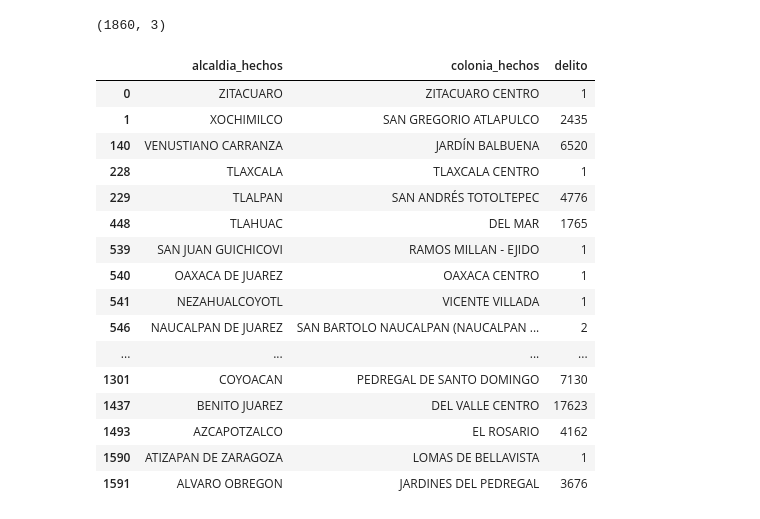
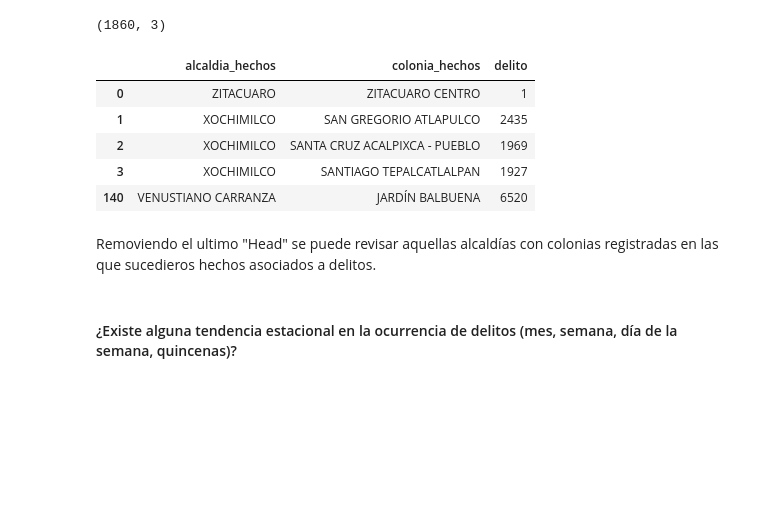
Before and after one commit to qSergio/Furious-spark, a Jupyter notebook: SeccionA/DatosAbiertosCDMX.ipynb, the cells around one changed output. Saved outputs shown, nothing was run; the diff lists cells and outputs as text; code cells hidden in the pictures; blank space fills up the shorter version.

```diff
--- a/SeccionA/DatosAbiertosCDMX.ipynb
+++ b/SeccionA/DatosAbiertosCDMX.ipynb
@@ -286,22 +286,15 @@ df_colonias.shape
 # %% [output]
 (1860, 3)
 # %%
-df_colonias.groupby(['alcaldia_hechos']).head(1)
+df_colonias.groupby(['alcaldia_hechos']).head(3).head()
 # %% [output]
 |  | alcaldia_hechos | colonia_hechos | delito |
 | 0 | ZITACUARO | ZITACUARO CENTRO | 1 |
 | 1 | XOCHIMILCO | SAN GREGORIO ATLAPULCO | 2435 |
+| 2 | XOCHIMILCO | SANTA CRUZ ACALPIXCA - PUEBLO | 1969 |
+| 3 | XOCHIMILCO | SANTIAGO TEPALCATLALPAN | 1927 |
 | 140 | VENUSTIANO CARRANZA | JARDÍN BALBUENA | 6520 |
-| 228 | TLAXCALA | TLAXCALA CENTRO | 1 |
-| 229 | TLALPAN | SAN ANDRÉS TOTOLTEPEC | 4776 |
-| 448 | TLAHUAC | DEL MAR | 1765 |
-| 539 | SAN JUAN GUICHICOVI | RAMOS MILLAN - EJIDO | 1 |
-| 540 | OAXACA DE JUAREZ | OAXACA CENTRO | 1 |
-| 541 | NEZAHUALCOYOTL | VICENTE VILLADA | 1 |
-| 546 | NAUCALPAN DE JUAREZ | SAN BARTOLO NAUCALPAN (NAUCALPAN ... | 2 |
-| ... | ... | ... | ... |
-| 1301 | COYOACAN | PEDREGAL DE SANTO DOMINGO | 7130 |
-| 1437 | BENITO JUAREZ | DEL VALLE CENTRO | 17623 |
-| 1493 | AZCAPOTZALCO | EL ROSARIO | 4162 |
-| 1590 | ATIZAPAN DE ZARAGOZA | LOMAS DE BELLAVISTA | 1 |
-| 1591 | ALVARO OBREGON | JARDINES DEL PEDREGAL | 3676 |
+# %% [markdown]
+Removiendo el ultimo "Head" se puede revisar aquellas alcaldías con colonias registradas en las que sucedieros hechos asociados a delitos.
+# %% [markdown]
+#### ¿Existe alguna tendencia estacional en la ocurrencia de delitos (mes, semana, día de la semana, quincenas)?
```
Also changed, not shown: parts of 34 cells of this notebook, 1 other file.
